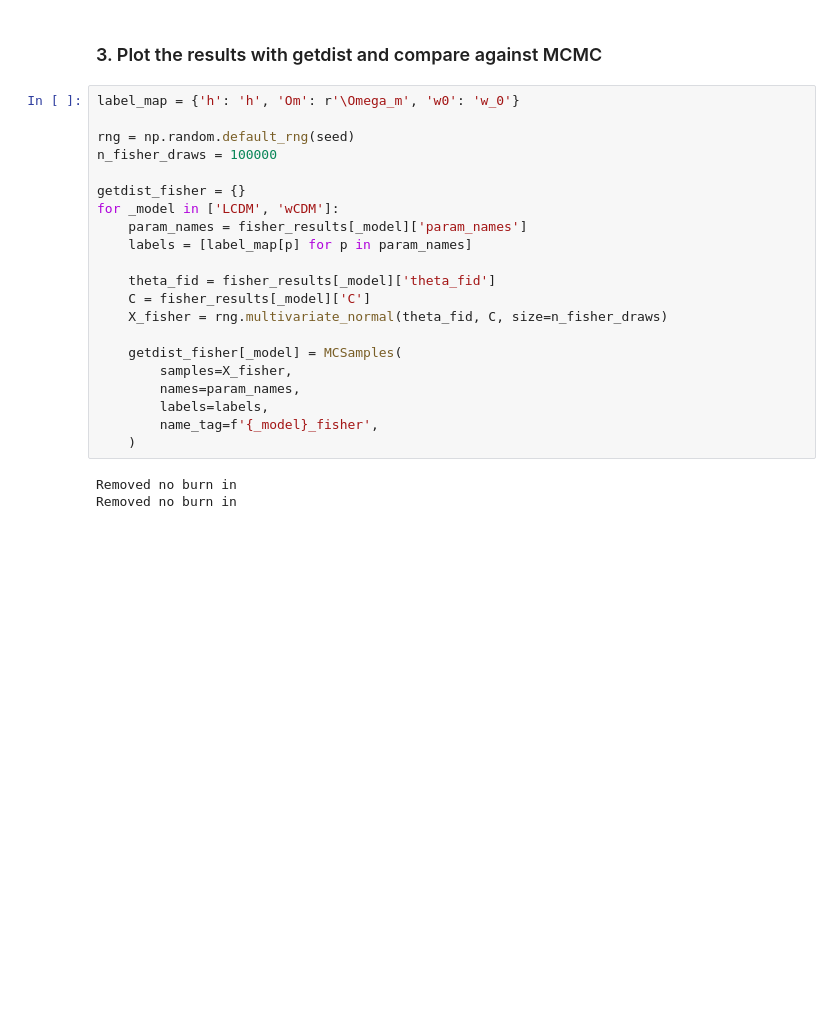
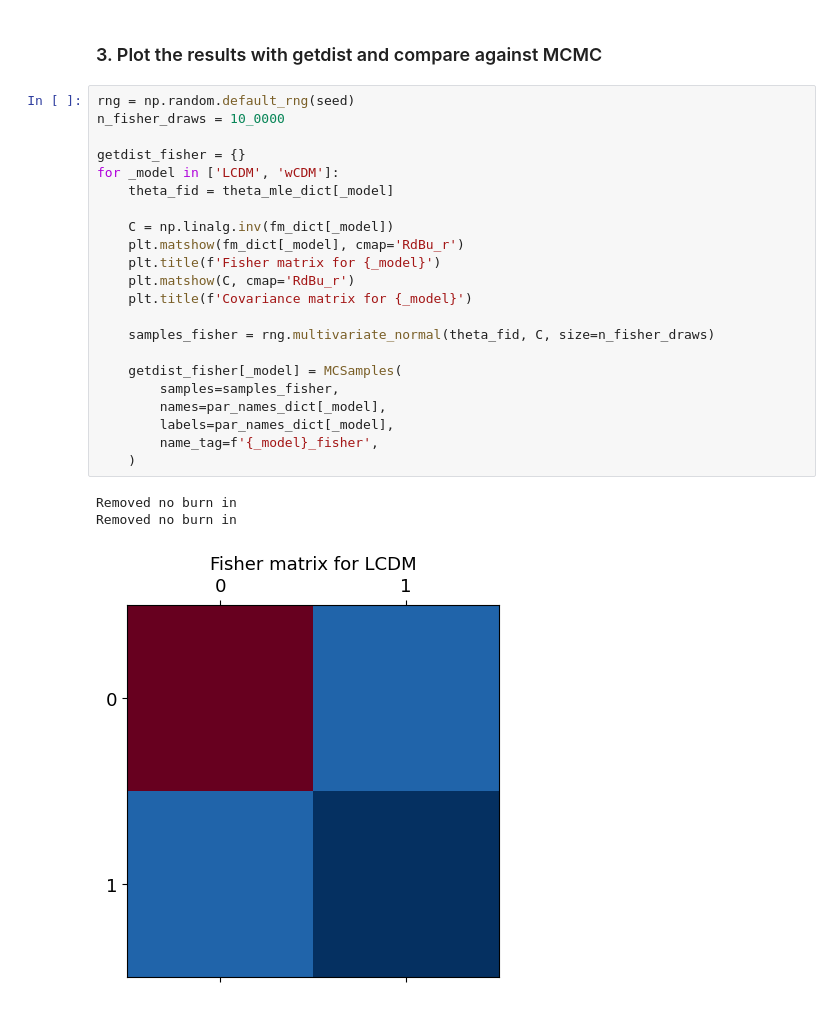
Before and after one commit to davidesciotti/Astrostats, a Jupyter notebook: SNIa_for_astrostats_solutions.ipynb, the cells around one changed output. Drawn from its saved outputs; the diff is of its cells as text; blank space fills up the shorter version.

```diff
--- a/SNIa_for_astrostats_solutions.ipynb
+++ b/SNIa_for_astrostats_solutions.ipynb
@@ -1468,26 +1425,28 @@ Fisher sigmas = [0.00470189 0.06980883 0.19514339]
 # %% [markdown]
 ### 3. Plot the results with getdist and compare against MCMC
 # %%
-label_map = {'h': 'h', 'Om': r'\Omega_m', 'w0': 'w_0'}
-
 rng = np.random.default_rng(seed)
-n_fisher_draws = 100000
+n_fisher_draws = 10_0000
 
 getdist_fisher = {}
 for _model in ['LCDM', 'wCDM']:
-    param_names = fisher_results[_model]['param_names']
-    labels = [label_map[p] for p in param_names]
+    theta_fid = theta_mle_dict[_model]
 
-    theta_fid = fisher_results[_model]['theta_fid']
-    C = fisher_results[_model]['C']
-    X_fisher = rng.multivariate_normal(theta_fid, C, size=n_fisher_draws)
+    C = np.linalg.inv(fm_dict[_model])
+    plt.matshow(fm_dict[_model], cmap='RdBu_r')
+    plt.title(f'Fisher matrix for {_model}')
+    plt.matshow(C, cmap='RdBu_r')
+    plt.title(f'Covariance matrix for {_model}')
+
+    samples_fisher = rng.multivariate_normal(theta_fid, C, size=n_fisher_draws)
 
     getdist_fisher[_model] = MCSamples(
-        samples=X_fisher,
-        names=param_names,
-        labels=labels,
+        samples=samples_fisher,
+        names=par_names_dict[_model],
+        labels=par_names_dict[_model],
         name_tag=f'{_model}_fisher',
     )
 # %% [output]
 Removed no burn in
 Removed no burn in
+[figure, added]
```
Also changed, not shown: parts of 8 cells of this notebook.
